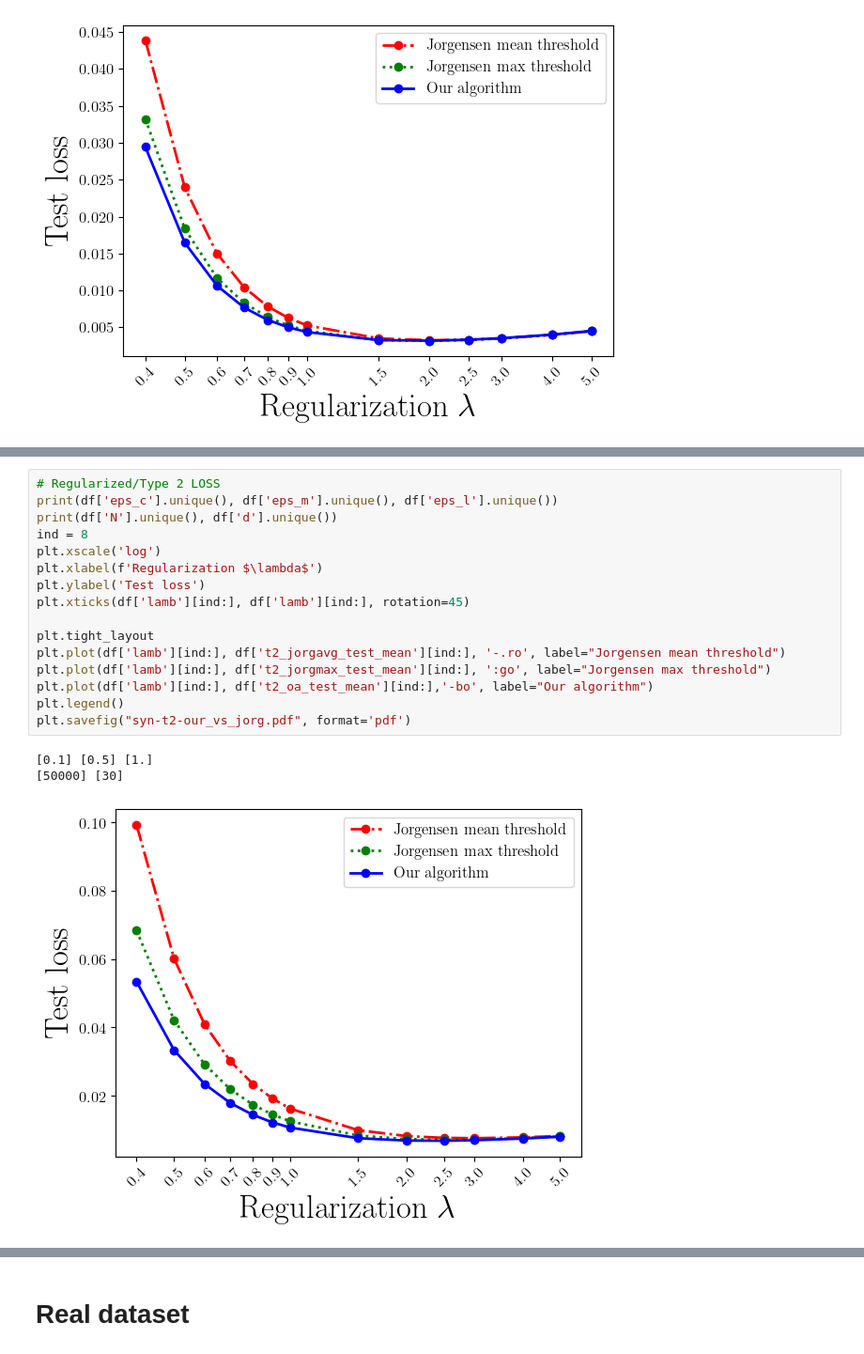
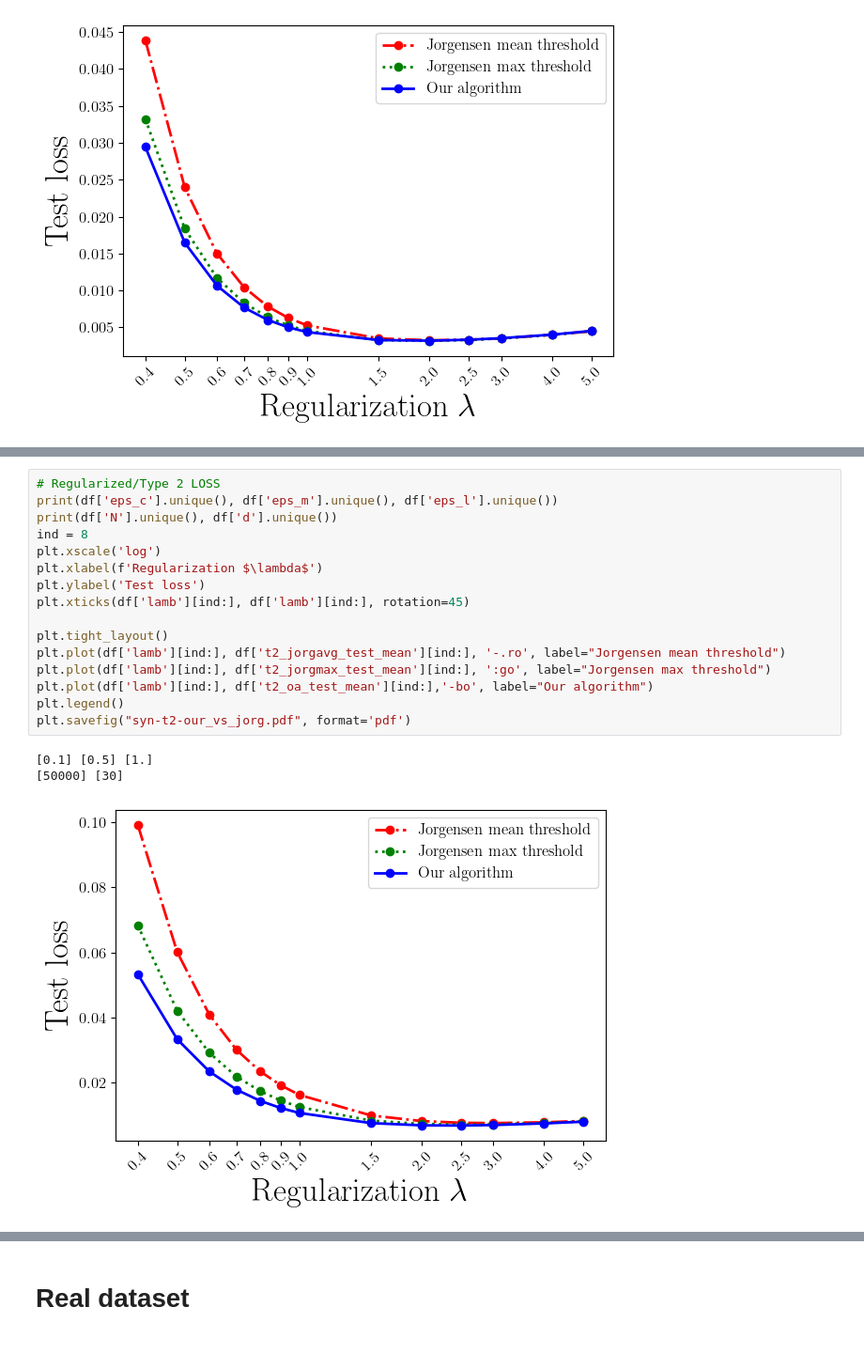
Before and after one commit to krishnacharya/pp-ridge, a Jupyter notebook: pp/runexps/plot-synth-and-real-reproduce.ipynb, the cells around one changed output, grey strips where cells are left out. Shown: that part at 94% size. Saved outputs shown, nothing was run; the diff lists cells and outputs as text.

```diff
--- a/pp/runexps/plot-synth-and-real-reproduce.ipynb
+++ b/pp/runexps/plot-synth-and-real-reproduce.ipynb
@@ -141,20 +141,20 @@ plt.savefig("syn-t1-our_vs_jorg_std.pdf", format='pdf')
 # %%
 # Regularized/Type 2 LOSS
 print(df['eps_c'].unique(), df['eps_m'].unique(), df['eps_l'].unique())
 print(df['N'].unique(), df['d'].unique())
 ind = 8
 plt.xscale('log')
 plt.xlabel(f'Regularization $\lambda$')
 plt.ylabel('Test loss')
 plt.xticks(df['lamb'][ind:], df['lamb'][ind:], rotation=45)
 
-plt.tight_layout
+plt.tight_layout()
 plt.plot(df['lamb'][ind:], df['t2_jorgavg_test_mean'][ind:], '-.ro', label="Jorgensen mean threshold")
 plt.plot(df['lamb'][ind:], df['t2_jorgmax_test_mean'][ind:], ':go', label="Jorgensen max threshold")
 plt.plot(df['lamb'][ind:], df['t2_oa_test_mean'][ind:],'-bo', label="Our algorithm")
 plt.legend()
 plt.savefig("syn-t2-our_vs_jorg.pdf", format='pdf')
 # %% [output]
 [0.1] [0.5] [1.]
 [50000] [30]
-[figure, old version]
+[figure, new version]
```
Also changed, not shown: parts of 8 cells of this notebook.
